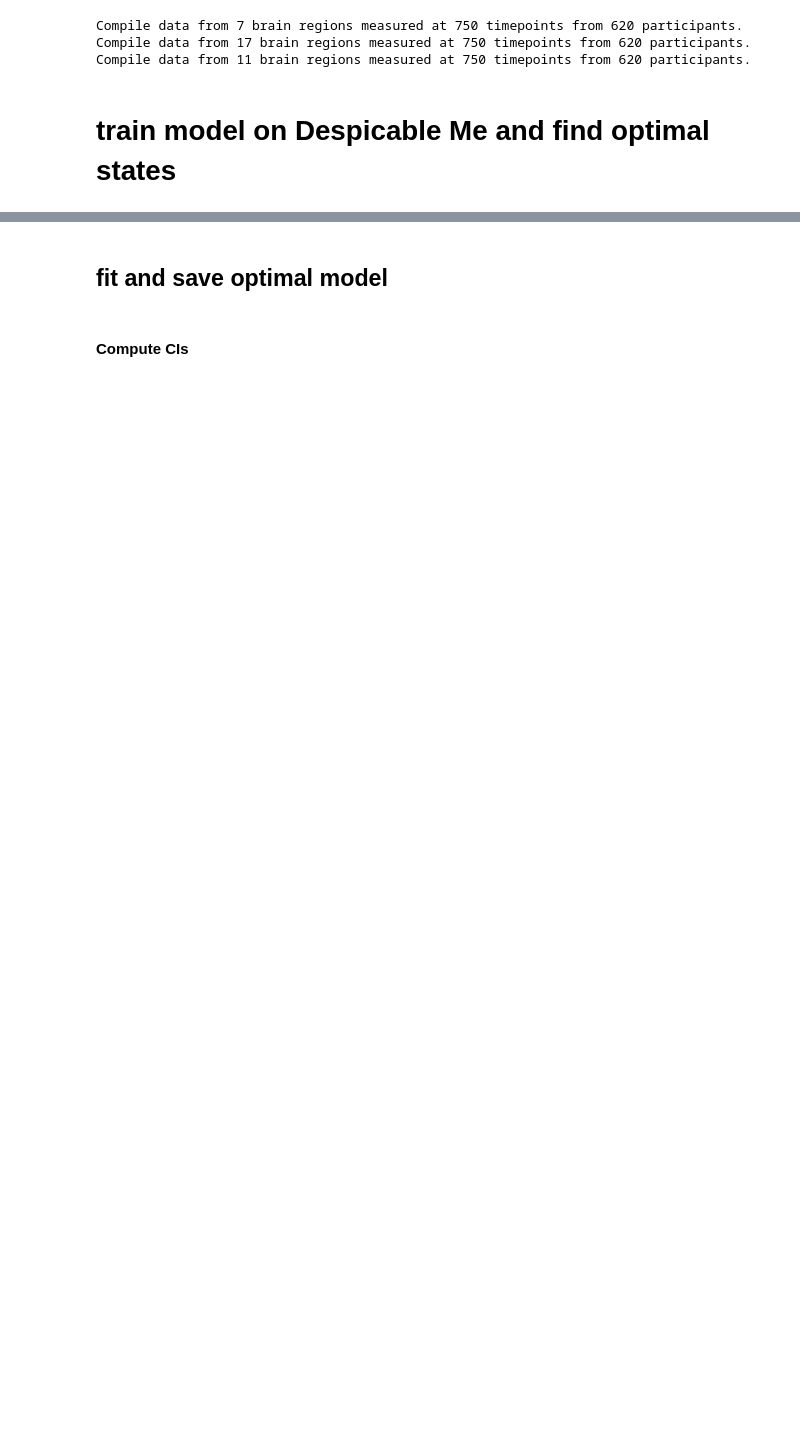
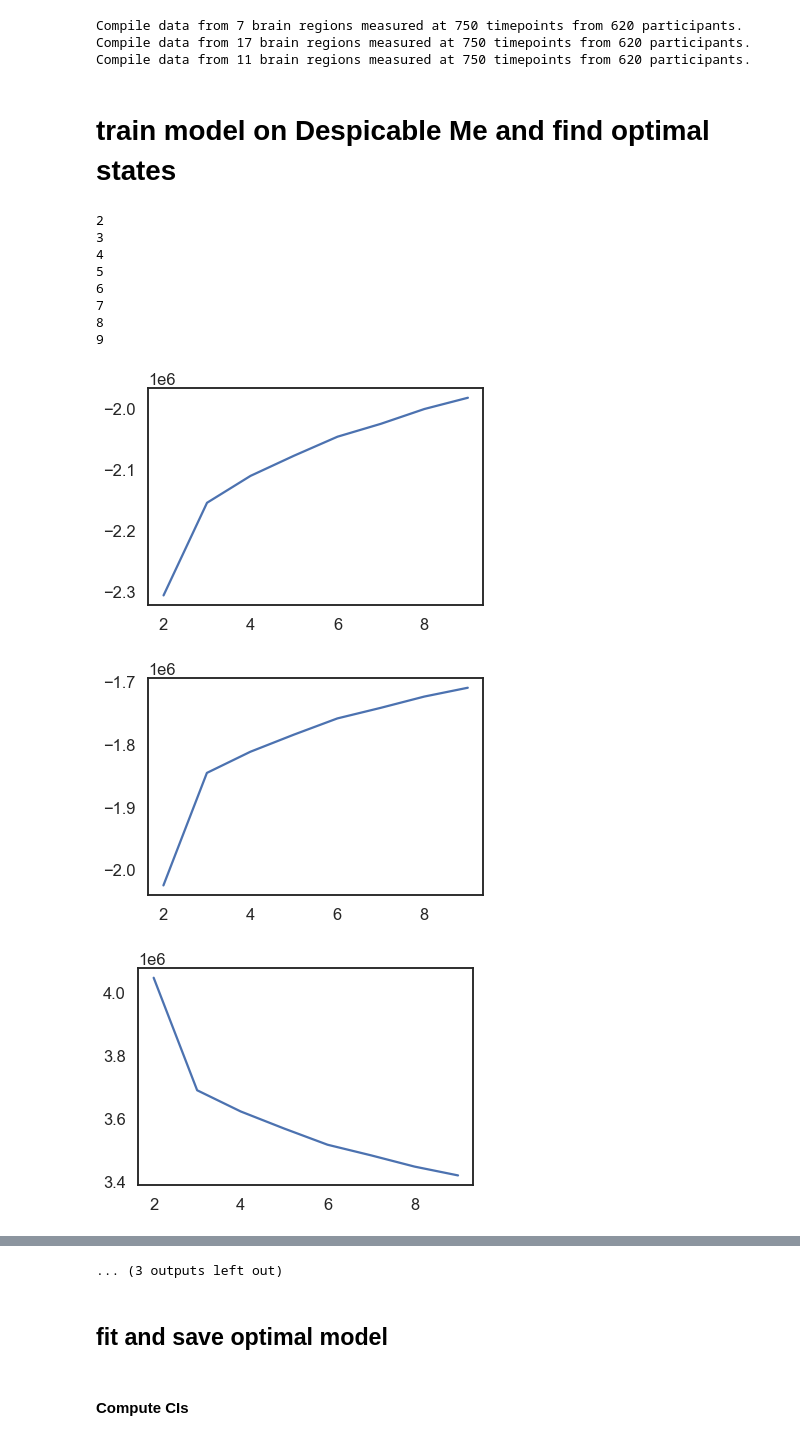
Before and after one commit to catcamacho/hbn_brain_states_gen_anx, a Jupyter notebook: 1_BrainActivationStates_Yeo.ipynb, the cells around one changed output, grey strips where cells are left out. Drawn from its saved outputs; the diff is of its cells as text; code cells hidden in the pictures; blank space fills up the shorter version.

```diff
--- a/1_BrainActivationStates_Yeo.ipynb
+++ b/1_BrainActivationStates_Yeo.ipynb
@@ -179,12 +179,9 @@ for atlas in atlasnames:
     func_file = os.path.join(data_folder, 'compiled_ts_data_movie{0}_{1}.npy'.format(movie, atlas))
     motion = np.load(os.path.join(data_folder, 'compiled_motion_data_movie{0}.npy'.format(movie)))
     func_data = np.load(func_file)
-    net_func_data = np.empty((func_data.shape[0], len(networks_of_interest), func_data.shape[2]))
-    for i, n in enumerate(networks_of_interest):
-        net_func_data[:,i,:] = np.mean(func_data[:,network_labels==n,:], axis=1)
 
     # split data into discovery and replication
-    disc_data = net_func_data[:,:, subinfo['site']=='rubic']
+    disc_data = func_data[:,:, subinfo['site']=='rubic']
     disc_motion = motion[:, subinfo['site']=='rubic']
     disc_info = subinfo.loc[subinfo['site']=='rubic',:]
 
@@ -195,7 +192,7 @@ for atlas in atlasnames:
         t_concat_disc.append(t[m<0.9,:])
     t_concat_disc = np.concatenate(t_concat_disc, axis=0)
 
-    rep_data = net_func_data[:,:, subinfo['site']=='cbic']
+    rep_data = func_data[:,:, subinfo['site']=='cbic']
     rep_motion = motion[:, subinfo['site']=='cbic']
     rep_info = subinfo.loc[subinfo['site']=='cbic',:]
 
@@ -210,22 +207,60 @@ for atlas in atlasnames:
     np.save(os.path.join(data_folder, 'movie{0}_disc_concat_data_{1}.npy'.format(movie, atlas)), t_concat_disc)
     np.save(os.path.join(data_folder, 'movie{0}_rep_concat_data_{1}.npy'.format(movie, atlas)), t_concat_rep)
 # %%
-model_fit = pd.DataFrame()
+for atlas in atlasnames:
 
-for k in range(2,20):
-    print(k)
-    model = hmm.GMMHMM(n_components=k, covariance_type="full", n_iter=10000)
-    model.fit(t_concat_disc)
+    model_fit = pd.DataFrame()
 
-    # save scores
-    train_score = model.score(t_concat_disc)
-    test_score, _ = model.decode(t_concat_rep)
-    n_params = model.covars_.shape[0]*model.covars_.shape[1]*model.covars_.shape[2]
-    test_a = -2*test_score + 2*n_params
-    test_b = -2*test_score + n_params*np.log(t_concat_rep.shape[0])
+    for k in range(2,10):
+        print(k)
+        t_concat_disc = np.load(os.path.join(data_folder, 'movie{0}_disc_concat_data_{1}.npy'.format(movie, atlas)))
+        t_concat_rep = np.load(os.path.join(data_folder, 'movie{0}_rep_concat_data_{1}.npy'.format(movie, atlas)))
+        model = hmm.GMMHMM(n_components=k, covariance_type="full", n_iter=10000)
+        model.fit(t_concat_disc)
 
-    model_fit.loc[k, 'n_states'] = k
-    model_fit.loc[k,'train_ll'] = train_score
-    model_fit.loc[k,'test_ll'] = test_score
-    model_fit.loc[k,'test_aic'] = test_a
-    model_fit.loc[k,'test_bic'] = test_b
+        # save scores
+        train_score = model.score(t_concat_disc)
+        test_score, _ = model.decode(t_concat_rep)
+        n_params = model.covars_.shape[0]*model.covars_.shape[1]*model.covars_.shape[2]
+        test_a = -2*test_score + 2*n_params
+        test_b = -2*test_score + n_params*np.log(t_concat_rep.shape[0])
+
+        model_fit.loc[k, 'n_states'] = k
+        model_fit.loc[k,'train_ll'] = train_score
+        model_fit.loc[k,'test_ll'] = test_score
+        model_fit.loc[k,'test_aic'] = test_a
+        model_fit.loc[k,'test_bic'] = test_b
+
+    plt.plot(model_fit['n_states'],model_fit['train_ll'])
+    plt.savefig(os.path.join(out_folder,'movieDM_train_model_fit_plot_{0}.png'.format(atlas)))
+    plt.show()
+    plt.close()
+
+    plt.plot(model_fit['n_states'],model_fit['test_ll'])
+    plt.savefig(os.path.join(out_folder,'movieDM_test_model_fit_plot_{0}.png'.format(atlas)))
+    plt.show()
+    plt.close()
+
+    plt.plot(model_fit['n_states'],model_fit['test_aic'])
+    plt.savefig(os.path.join(out_folder,'movieDM_test_model_fit_aic_plot_{0}.png'.format(atlas)))
+    plt.show()
+    plt.close()
+
+    plt.plot(model_fit['n_states'],model_fit['test_bic'])
+    plt.savefig(os.path.join(out_folder,'movieDM_test_model_fit_bic_plot_{0}.png'.format(atlas)))
+    plt.show()
+    plt.close()
+
+    model_fit.to_csv(os.path.join(out_folder,'movieDM_model_fit_stats_{0}.csv'.format(atlas)))
+# %% [output]
+2
+3
+4
+5
+6
+7
+8
+9
+[figure, added]
+[figure, added]
+[figure, added]
@@ -231,0 +289 @@ for k in range(2,20):
+... (3 outputs left out)
```
Also changed, not shown: parts of 27 cells of this notebook, 2 other files.
